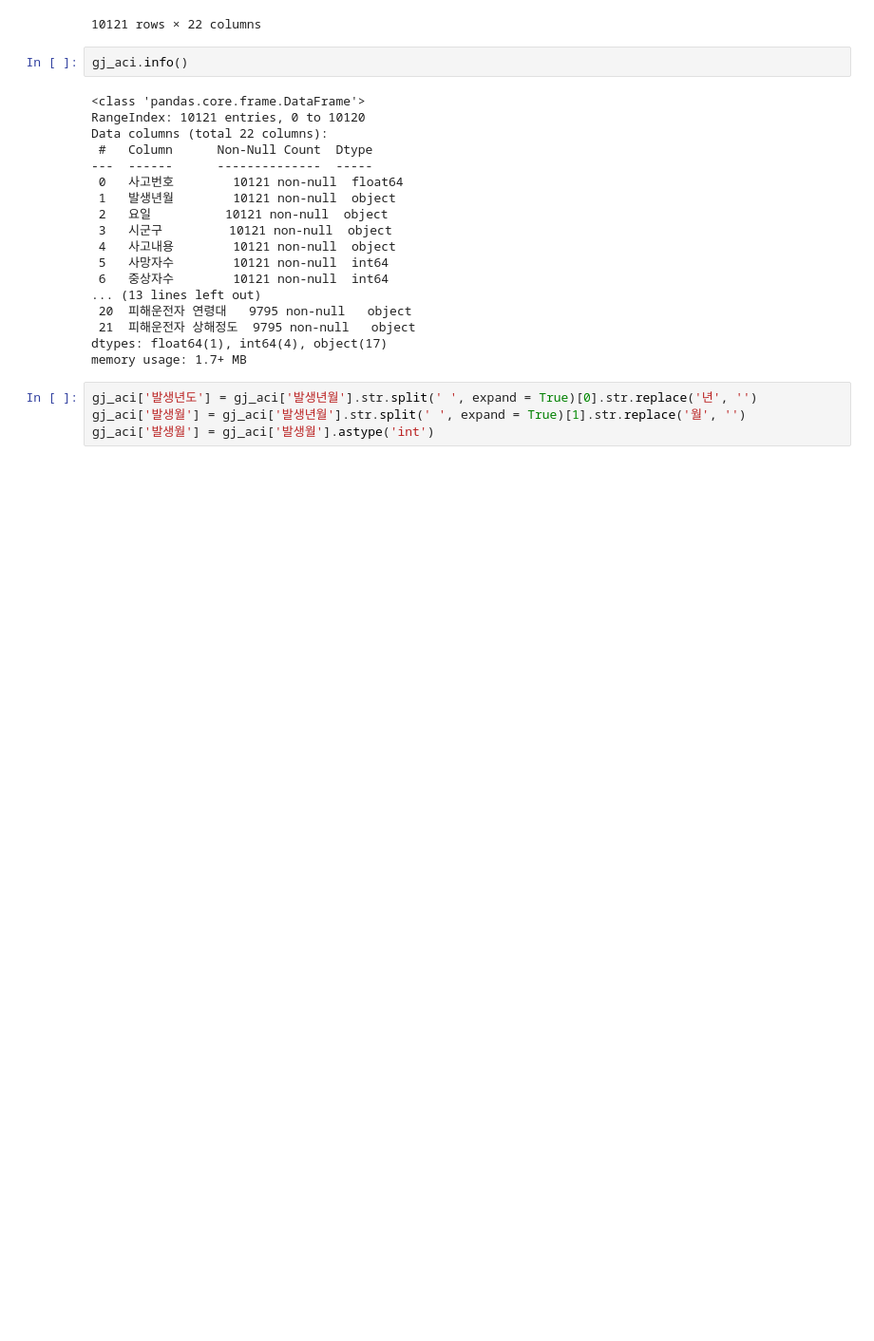
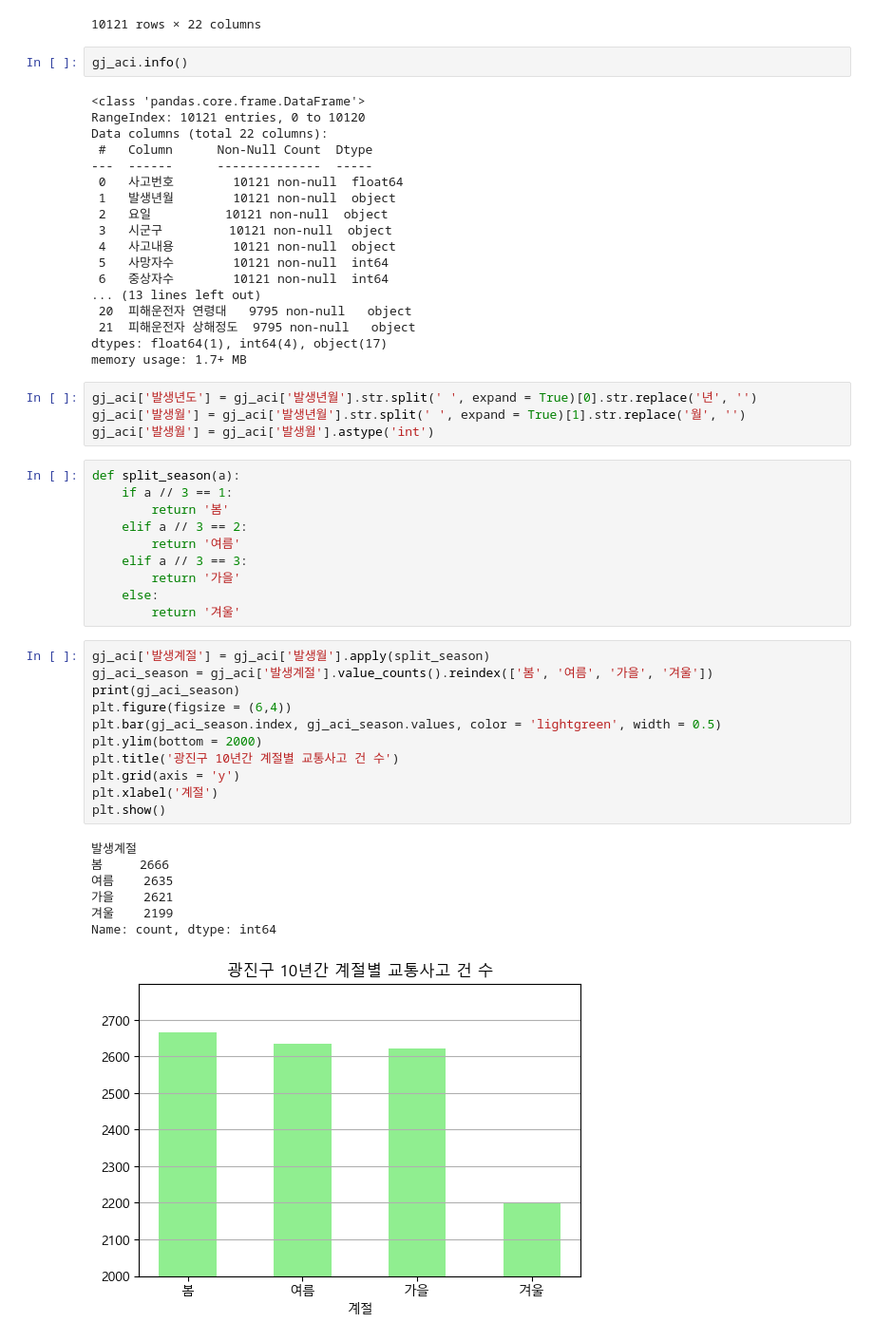
Before and after one commit to Git-Jeong/Data_hackathon_2025, a Jupyter notebook: Data_Analysis/광진구 계절별 사고건수 분석/광진구 계절별 사고건수 분석.ipynb, the cells around one changed output. Shown at 95% size. Cells and saved outputs as stored; diff of their text form; blank space fills up the shorter version.

```diff
--- a/Data_Analysis/광진구 계절별 사고건수 분석/광진구 계절별 사고건수 분석.ipynb
+++ b/Data_Analysis/광진구 계절별 사고건수 분석/광진구 계절별 사고건수 분석.ipynb
@@ -45,3 +45,32 @@ memory usage: 1.7+ MB
 gj_aci['발생년도'] = gj_aci['발생년월'].str.split(' ', expand = True)[0].str.replace('년', '')
 gj_aci['발생월'] = gj_aci['발생년월'].str.split(' ', expand = True)[1].str.replace('월', '')
 gj_aci['발생월'] = gj_aci['발생월'].astype('int')
+# %%
+def split_season(a):
+    if a // 3 == 1:
+        return '봄'
+    elif a // 3 == 2:
+        return '여름'
+    elif a // 3 == 3:
+        return '가을'
+    else:
+        return '겨울'
+# %%
+gj_aci['발생계절'] = gj_aci['발생월'].apply(split_season)
+gj_aci_season = gj_aci['발생계절'].value_counts().reindex(['봄', '여름', '가을', '겨울'])
+print(gj_aci_season)
+plt.figure(figsize = (6,4))
+plt.bar(gj_aci_season.index, gj_aci_season.values, color = 'lightgreen', width = 0.5)
+plt.ylim(bottom = 2000)
+plt.title('광진구 10년간 계절별 교통사고 건 수')
+plt.grid(axis = 'y')
+plt.xlabel('계절')
+plt.show()
+# %% [output]
+발생계절
+봄     2666
+여름    2635
+가을    2621
+겨울    2199
+Name: count, dtype: int64
+[figure, added]
```
Also changed, not shown: parts of 4 cells of this notebook, 1 other file.
